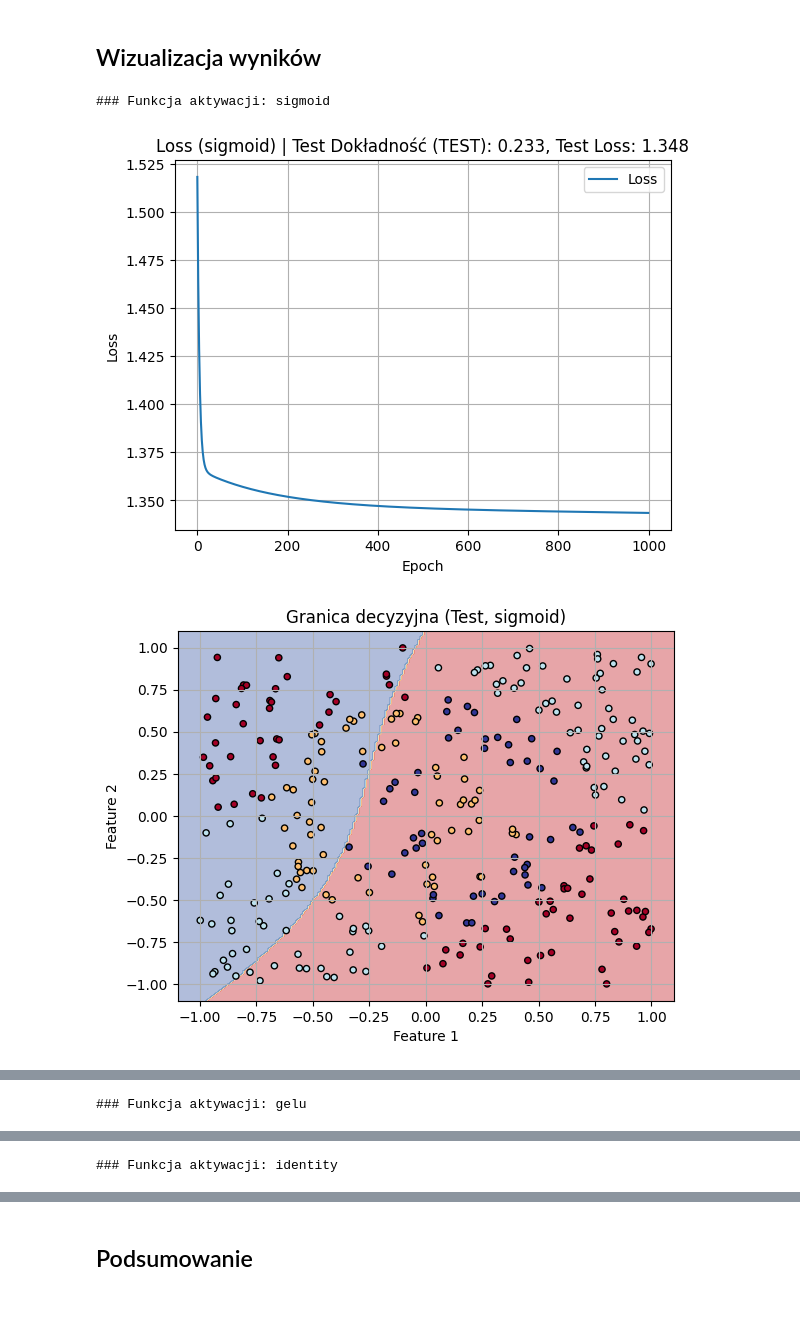
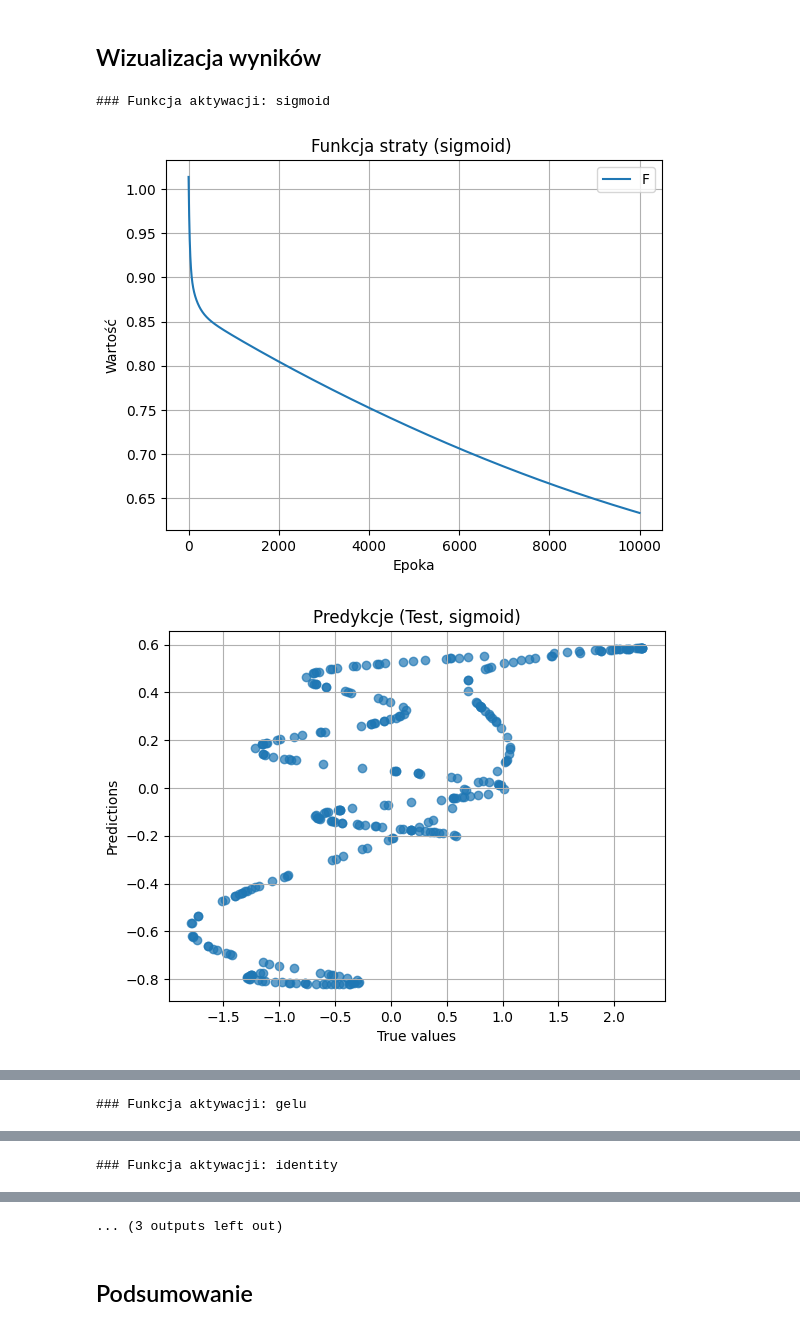
Before and after one commit to Mattioo7/multi-layer-perceptron, a Jupyter notebook: notebooks/activation_experiment.ipynb, the cells around one changed output, grey strips where cells are left out. Cells and saved outputs as stored; diff of their text form; code cells hidden in the pictures.

```diff
--- a/notebooks/activation_experiment.ipynb
+++ b/notebooks/activation_experiment.ipynb
@@ -21,21 +21,21 @@ np.random.seed(SEED)
 
 # --- BLOK 1: Klasyfikacja (Oryginalny problem XOR) ---
 # TASK = "binary"
-TASK = "multiclass"
-CSV_PATH = "../lab1_data/Classification/data.circles.train.1000.csv"
+TASK = "binary"
+CSV_PATH = "../lab1_data/Classification/data.noisyXOR.train.1000.csv"
 # `load_dataset` automatycznie znormalizuje {1, 2} -> {0, 1}
 # LAYER_SIZES = [2, 32, 2] # Wejście 2D (x, y), Wyjście 2 (dla 2 klas)
-LAYER_SIZES = [2, 32, 4] # Wejście 2D (x, y), Wyjście 2 (dla 2 klas)
+LAYER_SIZES = [2, 32, 1] # Wejście 2D (x, y), Wyjście 2 (dla 2 klas)
 
 # --- BLOK 2: Regresja (Przykład) ---
-#TASK = "regression"
-#CSV_PATH = "../lab1_data/Regression/data.square.train.1000.csv"
-#LAYER_SIZES = [1, 32, 1] # Wejście 1D (x), Wyjście 1D (y)
+TASK = "regression"
+CSV_PATH = "../lab1_data/Regression/data.multimodal.train.1000.csv"
+LAYER_SIZES = [1, 32, 1] # Wejście 1D (x), Wyjście 1D (y)
 
 
 config = {
-    "epochs": 1000,
-    "learning_rate": 0.05,
+    "epochs": 10000,
+    "learning_rate": 0.001,
 }
 
 activations = ["sigmoid", "gelu", "identity"]
@@ -93,7 +108,7 @@ for act in activations:
         seed=SEED,
     )
 
-    losses, weight_hist = model.fit(X_train, y_train, epochs=config["epochs"], verbose=False)
+    losses, weight_hist, accuracy_history = model.fit(X_train, y_train, epochs=config["epochs"], verbose=False)
 
     preds = model.predict(X_test)
 
@@ -143,7 +158,7 @@ for act, data in results.items():
     print(f"\n### Funkcja aktywacji: {act}")
 
     # 1. Wykres straty (wspólny)
-    title = f"Loss ({act}) | Test {data['metric_name']}: {data['metric']:.3f}, Test Loss: {data['loss_test']:.3f}"
+    title = f"Funkcja straty ({act}) "
     plot_loss(data["losses"], title=title)
 
     # 2. Wykres specyficzny dla zadania (Granica decyzyjna / Predykcje)
@@ -155,33 +170,33 @@ for act, data in results.items():
             preds_test = data["model"].predict(X_test)
             plot_predictions(y_test, preds_test, title=f"Predykcje (Test, {act})")
 
             # Pokaż dopasowanie modelu do całego zbioru X
             plt.figure(figsize=(6, 5))
             plt.scatter(X, y, color="blue", label="Dane", alpha=0.3, s=20)
             # Sortowanie X dla ładnego wykresu linii
             X_sorted_idx = np.argsort(X.ravel())
             X_sorted = X[X_sorted_idx]
             preds_all_sorted = data["model"].predict(X_sorted)
             plt.plot(X_sorted, preds_all_sorted, color="red", label="Dopasowanie modelu")
             plt.title(f"Dopasowanie modelu ({act})")
             plt.xlabel("Cecha 1")
             plt.ylabel("Cel")
             plt.legend()
             plt.grid(True)
             plt.show()
         else:
             print(f"Wizualizacja regresji obsługiwana tylko dla 1 cechy wejściowej (X). Pomięto wykres predykcji dla {act}.")
 
     else: # "binary" or "multiclass"
         if X.shape[1] == 2:
             # Dla klasyfikacji 2D, pokaż granicę decyzyjną (na danych testowych)
-            plot_decision_boundary(data["model"], X_test, y_test, title=f"Granica decyzyjna (Test, {act})")
+            plot_decision_boundary(data["model"], X_test, y_test, title=f"Granica decyzyjna ({act})")
         else:
             print(f"Wizualizacja granicy decyzyjnej obsługiwana tylko dla 2 cech wejściowych (X). Pomięto wykres dla {act}.")
 
     # 3. Wykres ewolucji wag (wspólny)
     plot_weight_evolution(data["weights"], title=f"Ewolucja wag ({act})")
 # %% [output]
 ### Funkcja aktywacji: sigmoid
-[figure, old version]
+[figure, new version]
-[figure, old version]
+[figure, new version]
@@ -193 +207,0 @@ for act, data in results.items():
-### Funkcja aktywacji: identity
@@ -195,0 +210 @@ for act, data in results.items():
+### Funkcja aktywacji: identity
@@ -197,3 +212,4 @@ for act, data in results.items():
+... (3 outputs left out)
 # %% [markdown]
 ## Podsumowanie
 # %% [markdown]
```
Also changed, not shown: parts of 3 cells of this notebook, 4 other files.
